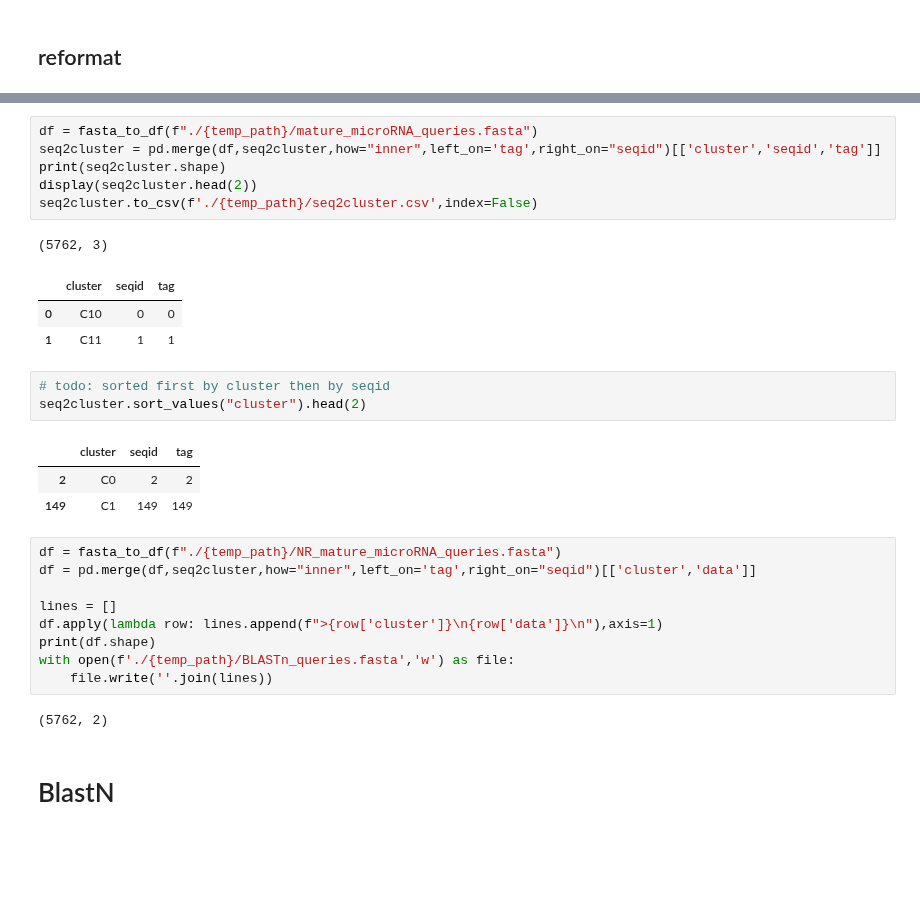
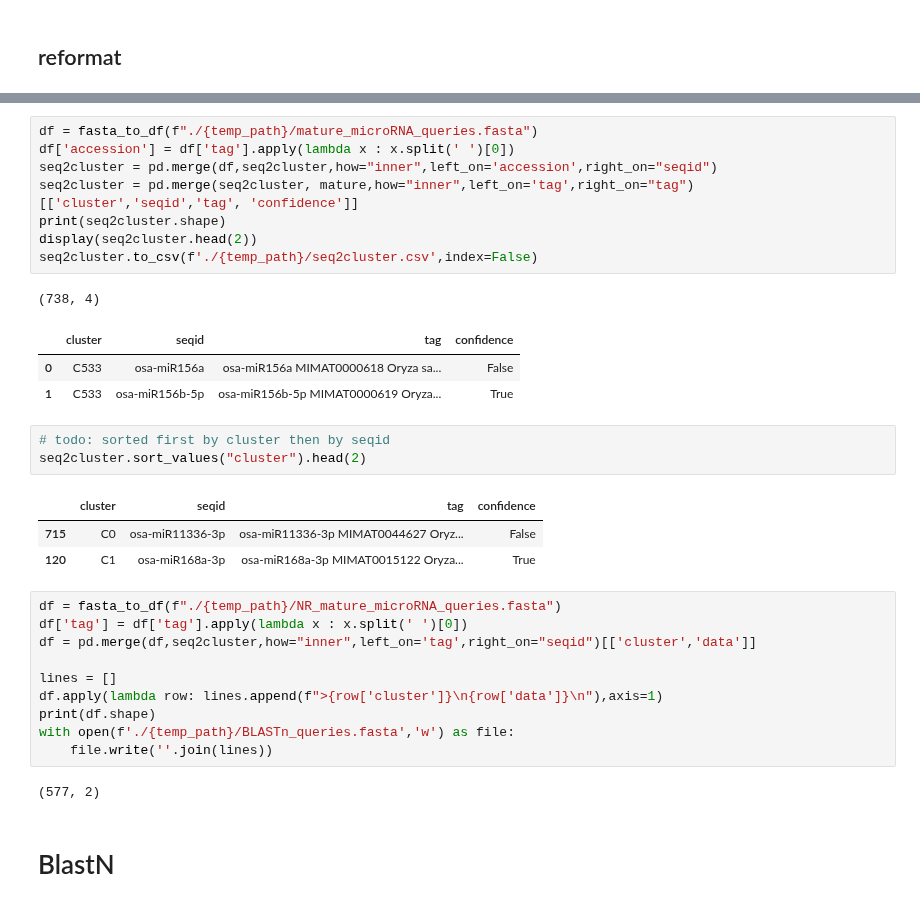
Before and after one commit to Ilia-Abolhasani/amir-p3, a Jupyter notebook: dataset_generation_negative.ipynb, the cells around one changed output, grey strips where cells are left out. Cells and saved outputs as stored; diff of their text form; blank space fills up the shorter version.

```diff
--- a/dataset_generation_negative.ipynb
+++ b/dataset_generation_negative.ipynb
@@ -369,23 +308,26 @@ seq2cluster.head(2)
 # %%
 df = fasta_to_df(f"./{temp_path}/mature_microRNA_queries.fasta")
-seq2cluster = pd.merge(df,seq2cluster,how="inner",left_on='tag',right_on="seqid")[['cluster','seqid','tag']]
+df['accession'] = df['tag'].apply(lambda x : x.split(' ')[0])
+seq2cluster = pd.merge(df,seq2cluster,how="inner",left_on='accession',right_on="seqid")
+seq2cluster = pd.merge(seq2cluster, mature,how="inner",left_on='tag',right_on="tag")[['cluster','seqid','tag', 'confidence']]
 print(seq2cluster.shape)
 display(seq2cluster.head(2))
 seq2cluster.to_csv(f'./{temp_path}/seq2cluster.csv',index=False)
 # %% [output]
-(5762, 3)
+(738, 4)
-|  | cluster | seqid | tag |
-| 0 | C10 | 0 | 0 |
-| 1 | C11 | 1 | 1 |
+|  | cluster | seqid | tag | confidence |
+| 0 | C533 | osa-miR156a | osa-miR156a MIMAT0000618 Oryza sa... | False |
+| 1 | C533 | osa-miR156b-5p | osa-miR156b-5p MIMAT0000619 Oryza... | True |
 # %%
 # todo: sorted first by cluster then by seqid
 seq2cluster.sort_values("cluster").head(2)
 # %% [output]
-|  | cluster | seqid | tag |
-| 2 | C0 | 2 | 2 |
-| 149 | C1 | 149 | 149 |
+|  | cluster | seqid | tag | confidence |
+| 715 | C0 | osa-miR11336-3p | osa-miR11336-3p MIMAT0044627 Oryz... | False |
+| 120 | C1 | osa-miR168a-3p | osa-miR168a-3p MIMAT0015122 Oryza... | True |
 # %%
 df = fasta_to_df(f"./{temp_path}/NR_mature_microRNA_queries.fasta")
+df['tag'] = df['tag'].apply(lambda x : x.split(' ')[0])
 df = pd.merge(df,seq2cluster,how="inner",left_on='tag',right_on="seqid")[['cluster','data']]
 
 lines = []
@@ -394,7 +336,7 @@ print(df.shape)
 with open(f'./{temp_path}/BLASTn_queries.fasta','w') as file:
     file.write(''.join(lines))
 # %% [output]
-(5762, 2)
+(577, 2)
 # %% [markdown]
 # BlastN
 # %% [markdown]
```
Also changed, not shown: parts of 21 cells of this notebook.
